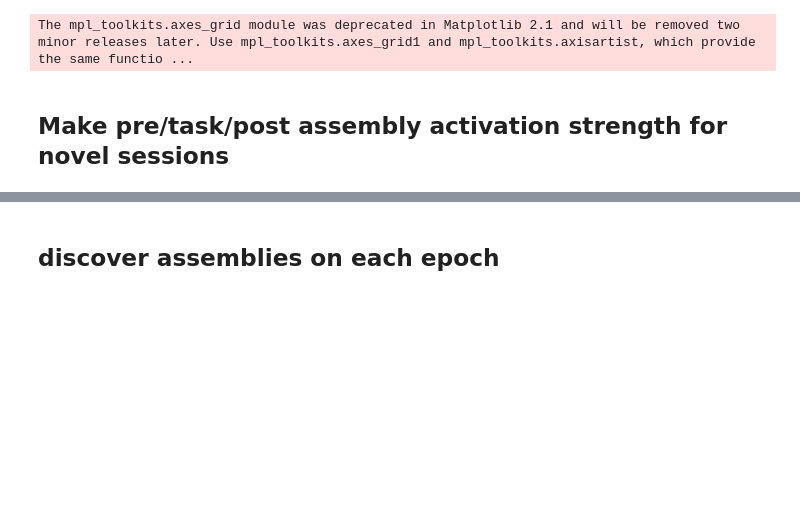
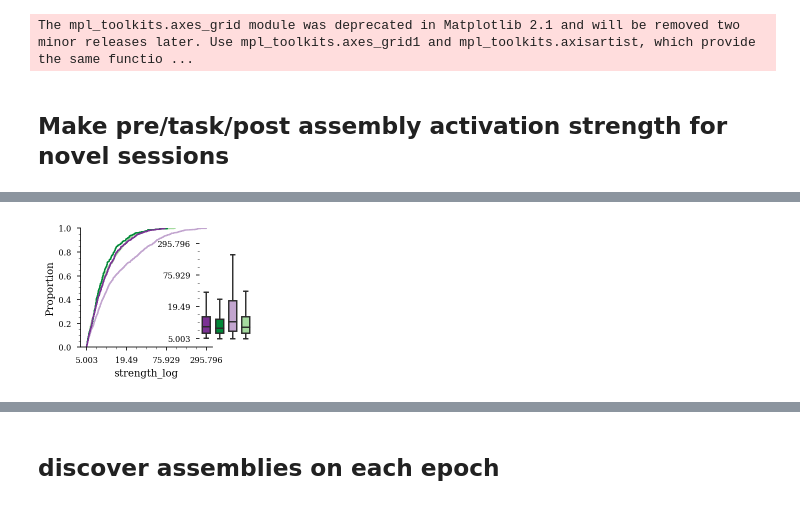
Before and after one commit to ryanharvey1/ripple_heterogeneity, a Jupyter notebook: python/notebooks/assembly_pre_task_post.ipynb, the cells around one changed output, grey strips where cells are left out. Saved outputs shown, nothing was run; the diff lists cells and outputs as text; code cells hidden in the pictures; blank space fills up the shorter version.

```diff
--- a/python/notebooks/assembly_pre_task_post.ipynb
+++ b/python/notebooks/assembly_pre_task_post.ipynb
@@ -65,0 +111,19 @@ assembly_activation.assembly_run_activation(temp_df,save_path,save_path_assembly
+# %%
+for n_as in df.assembly_n.unique():
+    current_df = df[df.assembly_n == n_as]
+    mem_idx = current_df.membership == True
+    sup_idx = current_df.deepSuperficial == "Superficial"
+    deep_idx = current_df.deepSuperficial == "Deep"
+
+    if ((deep_idx & mem_idx).sum() > 0) & ((sup_idx & mem_idx).sum() > 0):
+        layer_id = 'mixed'
+    elif ((deep_idx & mem_idx).sum() > 1) & ((sup_idx & mem_idx).sum() == 0):
+        layer_id = 'deep'
+    elif ((deep_idx & mem_idx).sum() == 0) & ((sup_idx & mem_idx).sum() > 0):
+        layer_id = 'sup'
+    else:
+        layer_id = 'unknown'
+    df.loc[df.assembly_n == n_as, "layer_id"] = layer_id
+
+sup_idx = df.assembly_n[df.layer_id == "sup"].unique()
+deep_idx = df.assembly_n[df.layer_id == "deep"].unique()
@@ -65,0 +202,51 @@ assembly_activation.assembly_run_activation(temp_df,save_path,save_path_assembly
+# %%
+import custom_plots
+
+# group_colors = {"deep": "#7b3294", "sup": "#008837"}
+
+group_colors = {
+    "deep_pre": "#7b3294",
+    "sup_pre": "#008837",
+    "deep_post": "#c2a5cf",
+    "sup_post": "#a6dba0",
+}
+
+sns.set_palette(sns.color_palette(group_colors.values()))
+
+fig, ax = plt.subplots(
+    figsize=functions.set_size("thesis", fraction=0.4, subplots=(1.5, 1)),
+    edgecolor=None,
+)
+react_df["strength_log"] = np.log10(react_df["strength"])
+box_ax = custom_plots.plot_ecdf_box(
+    data=react_df[react_df.strength >= 5],
+    x="strength_log",
+    hue="layer_epoch",
+    hue_order=group_colors.keys(),
+    x_offset=0.7,
+    showfliers=False,
+    height_ratio=1.2,
+    ax=ax,
+    fig=fig,
+)
+# ax.set_xscale('log')
+# box_ax.set_yscale('log')
+# box_ax.legend()
+custom_plots.restore_natural_scale(
+    ax,
+    react_df[react_df.strength >= 5].strength_log.min(),
+    react_df[react_df.strength >= 5].strength_log.max(),
+    n_steps=4,
+    x_axis=True,
+    y_axis=False,
+)
+custom_plots.restore_natural_scale(
+    box_ax,
+    react_df[react_df.strength >= 5].strength_log.min(),
+    react_df[react_df.strength >= 5].strength_log.max(),
+    n_steps=4,
+    x_axis=False,
+    y_axis=True,
+)
+# %% [output]
+[figure, added]
```
Also changed, not shown: parts of 34 cells of this notebook, 1 other file.
